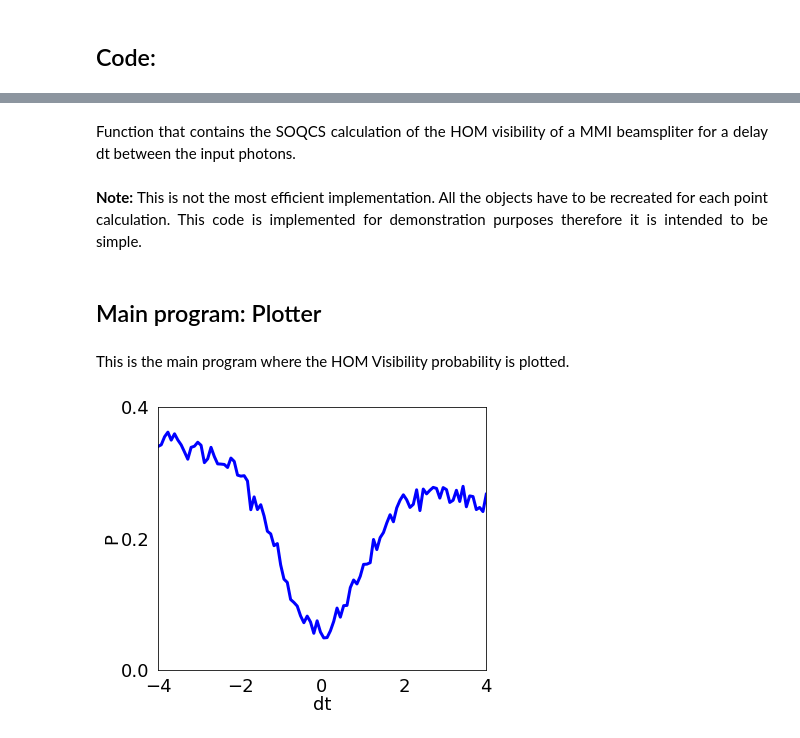
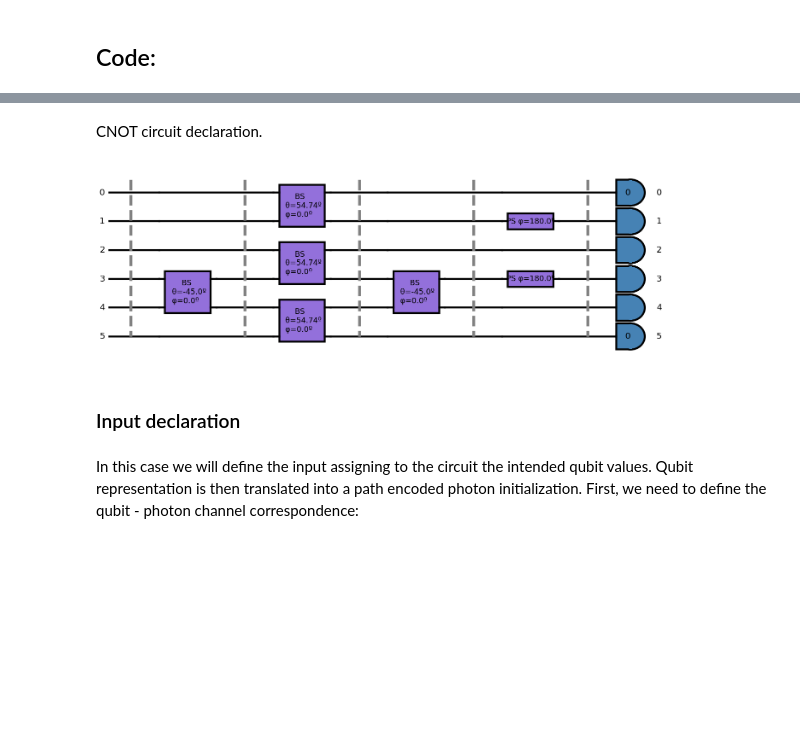
Before and after one commit to SOQCSAdmin/SOQCS, a Jupyter notebook: examples/live2.ipynb, the cells around one changed output, grey strips where cells are left out. Drawn from its saved outputs; the diff is of its cells as text; code cells hidden in the pictures; blank space fills up the shorter version.

```diff
--- a/examples/live2.ipynb
+++ b/examples/live2.ipynb
@@ -20,5 +22,2 @@ from matplotlib.ticker import AutoMinorLocator
 # %% [markdown]
-<p style='text-align: justify;'> Function that contains the SOQCS calculation of the HOM visibility of a MMI beamspliter for a delay dt between the input photons. <br>
-<br>
-<b>Note: </b> This is not the most
-efficient implementation.  All the objects have to be recreated for each point calculation. This code is implemented for demonstration purposes therefore it is intended to be simple. </p>
+<p style='text-align: justify;'> CNOT circuit declaration. <br> </p>
@@ -49,10 +24,27 @@ def HOMP(dt,args):
-# %% [markdown]
-## Main program: Plotter
-# %% [markdown]
-This is the main program where the HOM Visibility probability is plotted.
-# %%
-# Print on screen
-dtm=4
-soqcs.plot(HOMP, 6, 5,'dt',-dtm, dtm, 5 , 'P',0.0 , 0.4, 3, 100, [{0:dtm}])
-# %% [output]
-[figure, removed]
+# %%
+cnot = soqcs.qodev(2,6);
+cnot.separator()
+cnot.beamsplitter(3,4, -45.0,0.0)
+cnot.separator()
+cnot.beamsplitter(0,1,180*acos(1.0/sqrt(3.0))/pi,0.0)
+cnot.beamsplitter(2,3,180*acos(1.0/sqrt(3.0))/pi,0.0)
+cnot.beamsplitter(4,5,180*acos(1.0/sqrt(3.0))/pi,0.0)
+cnot.separator()
+cnot.beamsplitter(3,4, -45.0,0.0)
+cnot.separator()
+cnot.phase_shifter(1, 180)
+cnot.phase_shifter(3, 180)
+cnot.separator()
+cnot .detector(0,0)
+cnot.detector(1)
+cnot.detector(2)
+cnot.detector(3)
+cnot.detector(4)
+cnot.detector(5,0)
+cnot.show(sizexy=80,depth=13)
+# %% [output]
+[figure, added]
+# %% [markdown]
+### Input declaration
+# %% [markdown]
+In this case we will define the input assigning to the circuit the intended qubit values. Qubit representation is then translated into a path encoded photon initialization. First, we need to define the qubit - photon channel correspondence:
```
Also changed, not shown: parts of 21 cells of this notebook, 16 other files.
